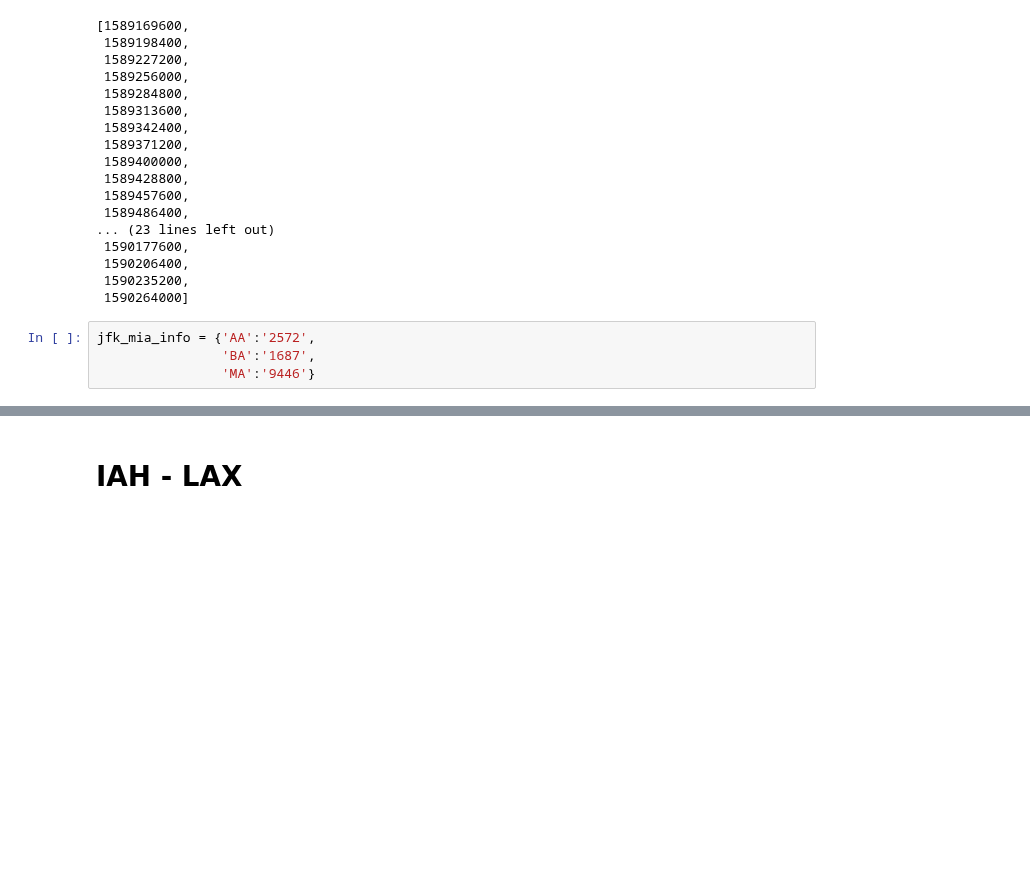
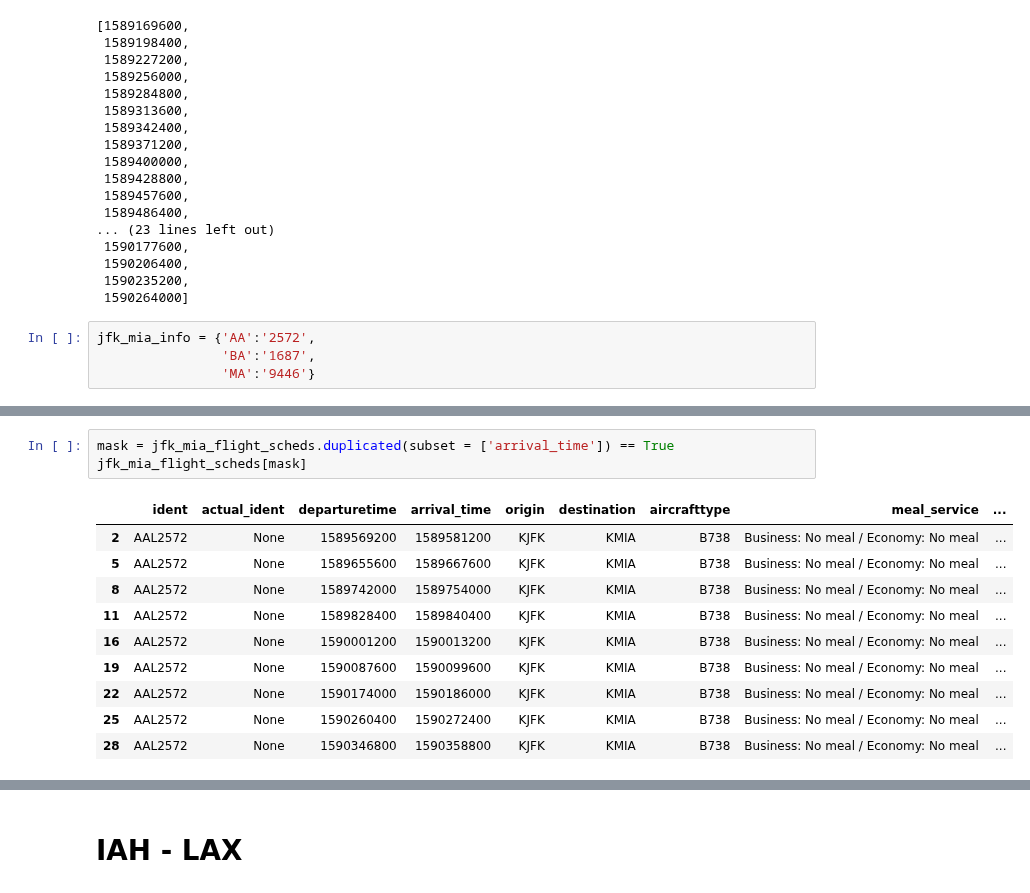
Before and after one commit to chriskuz/ga_capstone, a Jupyter notebook: code/flight_aware_data_scrape.ipynb, the cells around one changed output, grey strips where cells are left out. Cells and saved outputs as stored; diff of their text form; blank space fills up the shorter version.

```diff
--- a/code/flight_aware_data_scrape.ipynb
+++ b/code/flight_aware_data_scrape.ipynb
@@ -250,3 +278,17 @@ jfk_mia_flight_scheds
+# %%
+mask = jfk_mia_flight_scheds.duplicated(subset = ['arrival_time']) == True
+jfk_mia_flight_scheds[mask]
+# %% [output]
+|  | ident | actual_ident | departuretime | arrival_time | origin | destination | aircrafttype | meal_service | ... |
+| 2 | AAL2572 | None | 1589569200 | 1589581200 | KJFK | KMIA | B738 | Business: No meal / Economy: No meal | ... |
+| 5 | AAL2572 | None | 1589655600 | 1589667600 | KJFK | KMIA | B738 | Business: No meal / Economy: No meal | ... |
+| 8 | AAL2572 | None | 1589742000 | 1589754000 | KJFK | KMIA | B738 | Business: No meal / Economy: No meal | ... |
+| 11 | AAL2572 | None | 1589828400 | 1589840400 | KJFK | KMIA | B738 | Business: No meal / Economy: No meal | ... |
+| 16 | AAL2572 | None | 1590001200 | 1590013200 | KJFK | KMIA | B738 | Business: No meal / Economy: No meal | ... |
+| 19 | AAL2572 | None | 1590087600 | 1590099600 | KJFK | KMIA | B738 | Business: No meal / Economy: No meal | ... |
+| 22 | AAL2572 | None | 1590174000 | 1590186000 | KJFK | KMIA | B738 | Business: No meal / Economy: No meal | ... |
+| 25 | AAL2572 | None | 1590260400 | 1590272400 | KJFK | KMIA | B738 | Business: No meal / Economy: No meal | ... |
+| 28 | AAL2572 | None | 1590346800 | 1590358800 | KJFK | KMIA | B738 | Business: No meal / Economy: No meal | ... |
 # %%
 jfk_mia_flight_info
 # %% [output]
```
Also changed, not shown: parts of 50 cells of this notebook.
